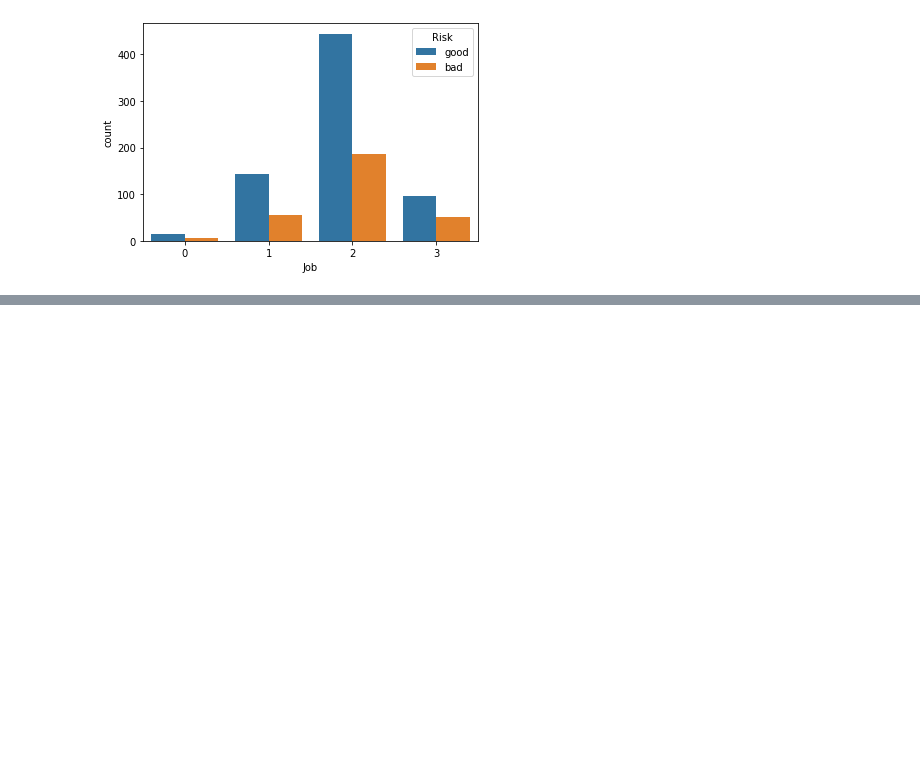
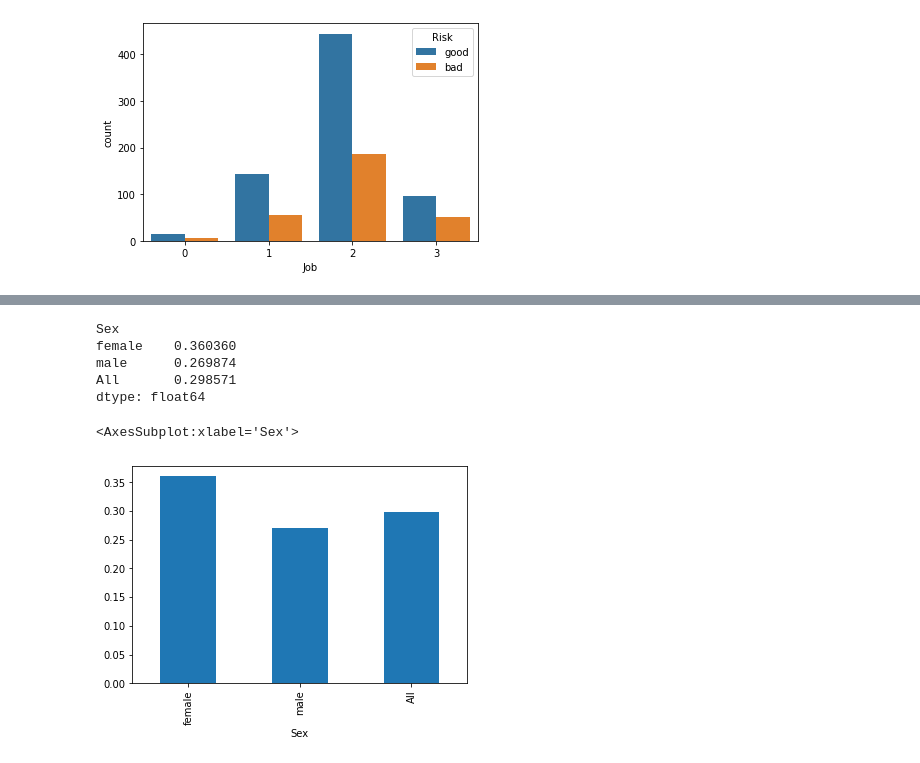
Before and after one commit to JavierRCCEdu/modeloCredito, a Jupyter notebook: notebooks/2-modelo inicial.ipynb, the cells around one changed output, grey strips where cells are left out. Drawn from its saved outputs; the diff is of its cells as text; code cells hidden in the pictures; blank space fills up the shorter version.

```diff
--- a/notebooks/2-modelo inicial.ipynb
+++ b/notebooks/2-modelo inicial.ipynb
@@ -45,0 +54,9 @@ sns.countplot(x="Job", hue="Risk", data=df)
+# %%
+tabla_riesgo_Sex=pd.crosstab(index=train['Risk'], columns=train['Sex'], margins=True)
+tabla_riesgo_Job=pd.crosstab(index=train['Risk'], columns=train['Job'], margins=True)
+tabla_riesgo_Housing=pd.crosstab(index=train['Risk'], columns=train['Housing'], margins=True)
+tabla_riesgo_SavingAc=pd.crosstab(index=train['Risk'], columns=train['Saving accounts'], margins=True)
+tabla_riesgo_CheckingAc=pd.crosstab(index=train['Risk'], columns=train['Checking account'], margins=True)
+tabla_riesgo_Purpose=pd.crosstab(index=train['Risk'], columns=train['Purpose'], margins=True)
+
+tabla_riesgo_Sex
@@ -45,0 +69,19 @@ sns.countplot(x="Job", hue="Risk", data=df)
+# %%
+Rgo_sex_Ind=tabla_riesgo_Sex.loc["bad", :]/tabla_riesgo_Sex.loc["All", :]
+Rgo_job_Ind=tabla_riesgo_Job.loc["bad", :]/tabla_riesgo_Job.loc["All", :]
+Rgo_housing_Ind=tabla_riesgo_Housing.loc["bad", :]/tabla_riesgo_Housing.loc["All", :]
+Rgo_savingAc_Ind=tabla_riesgo_SavingAc.loc["bad", :]/tabla_riesgo_SavingAc.loc["All", :]
+Rgo_checkingA_Ind=tabla_riesgo_CheckingAc.loc["bad", :]/tabla_riesgo_CheckingAc.loc["All", :]
+Rgo_purpose_Ind=tabla_riesgo_Purpose.loc["bad", :]/tabla_riesgo_Purpose.loc["All", :]
+Rgo_sex_Ind
+# %% [output]
+Sex
+female    0.360360
+male      0.269874
+All       0.298571
+dtype: float64
+# %%
+Rgo_sex_Ind.plot(kind='bar')
+# %% [output]
+<AxesSubplot:xlabel='Sex'>
+[figure, added]
```
Also changed, not shown: parts of 19 cells of this notebook.
